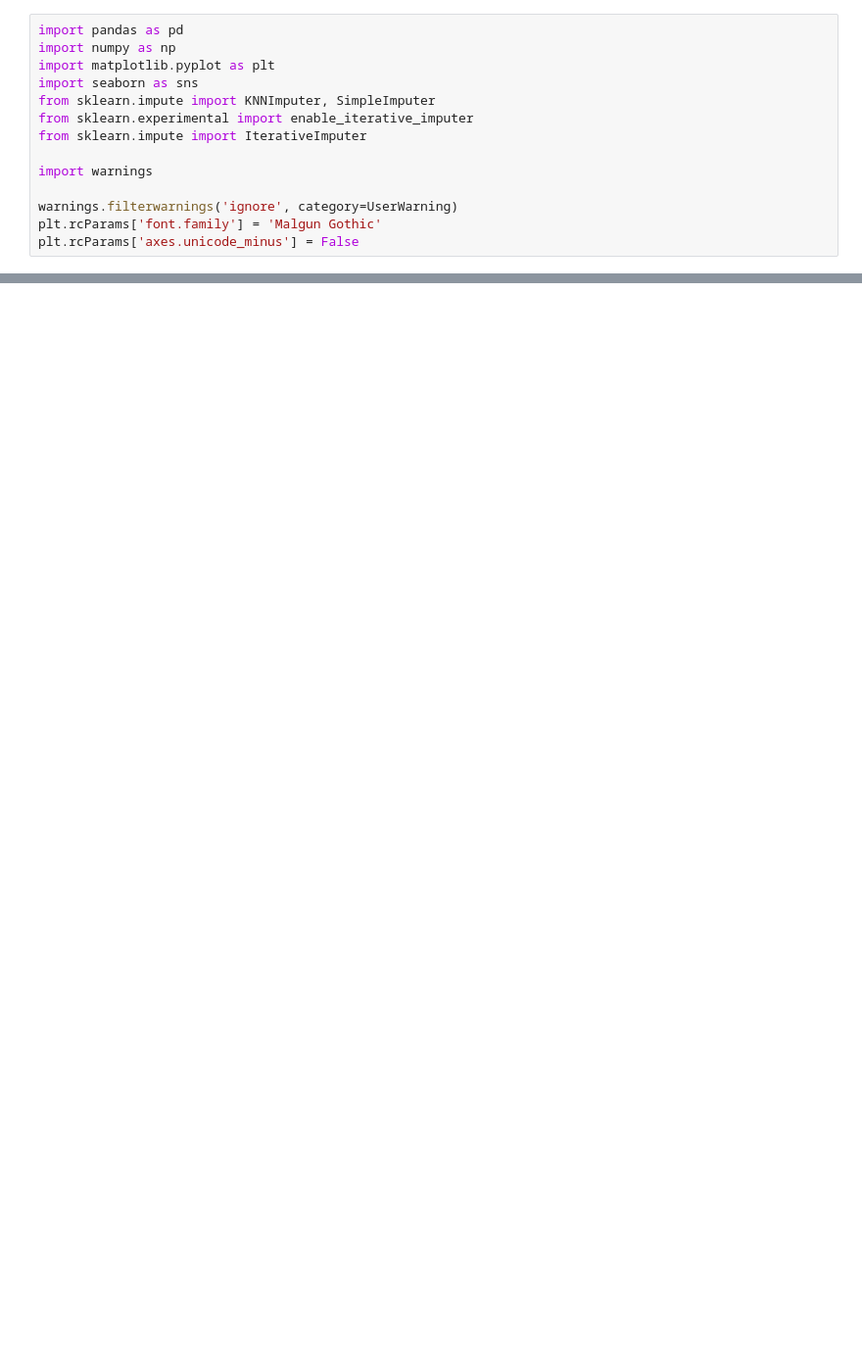
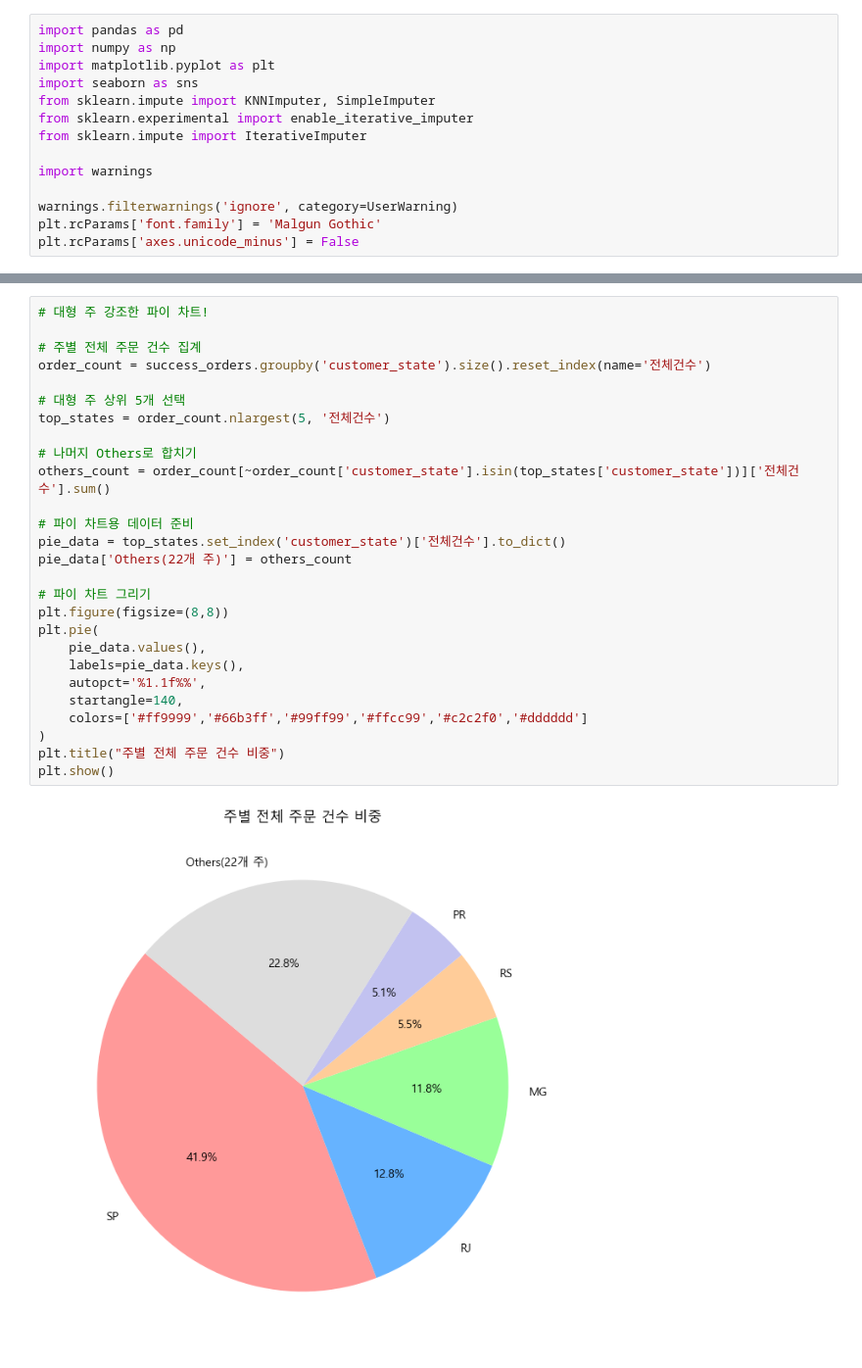
Before and after one commit to hayden-71/pjt-ecommerce-data-analysis, a Jupyter notebook: 2배송.ipynb, the cells around one changed output, grey strips where cells are left out. Shown: that part at 98% size. Drawn from its saved outputs; the diff is of its cells as text; blank space fills up the shorter version.

```diff
--- a/2배송.ipynb
+++ b/2배송.ipynb
@@ -66,0 +508,29 @@ Length: 99441, dtype: timedelta64[ns]
+# %%
+# 대형 주 강조한 파이 차트!
+
+# 주별 전체 주문 건수 집계
+order_count = success_orders.groupby('customer_state').size().reset_index(name='전체건수')
+
+# 대형 주 상위 5개 선택
+top_states = order_count.nlargest(5, '전체건수')
+
+# 나머지 Others로 합치기
+others_count = order_count[~order_count['customer_state'].isin(top_states['customer_state'])]['전체건수'].sum()
+
+# 파이 차트용 데이터 준비
+pie_data = top_states.set_index('customer_state')['전체건수'].to_dict()
+pie_data['Others(22개 주)'] = others_count
+
+# 파이 차트 그리기
+plt.figure(figsize=(8,8))
+plt.pie(
+    pie_data.values(),
+    labels=pie_data.keys(),
+    autopct='%1.1f%%',
+    startangle=140,
+    colors=['#ff9999','#66b3ff','#99ff99','#ffcc99','#c2c2f0','#dddddd']
+)
+plt.title("주별 전체 주문 건수 비중")
+plt.show()
+# %% [output]
+[figure, added]
```
Also changed, not shown: parts of 13 cells of this notebook, 2 other files.
